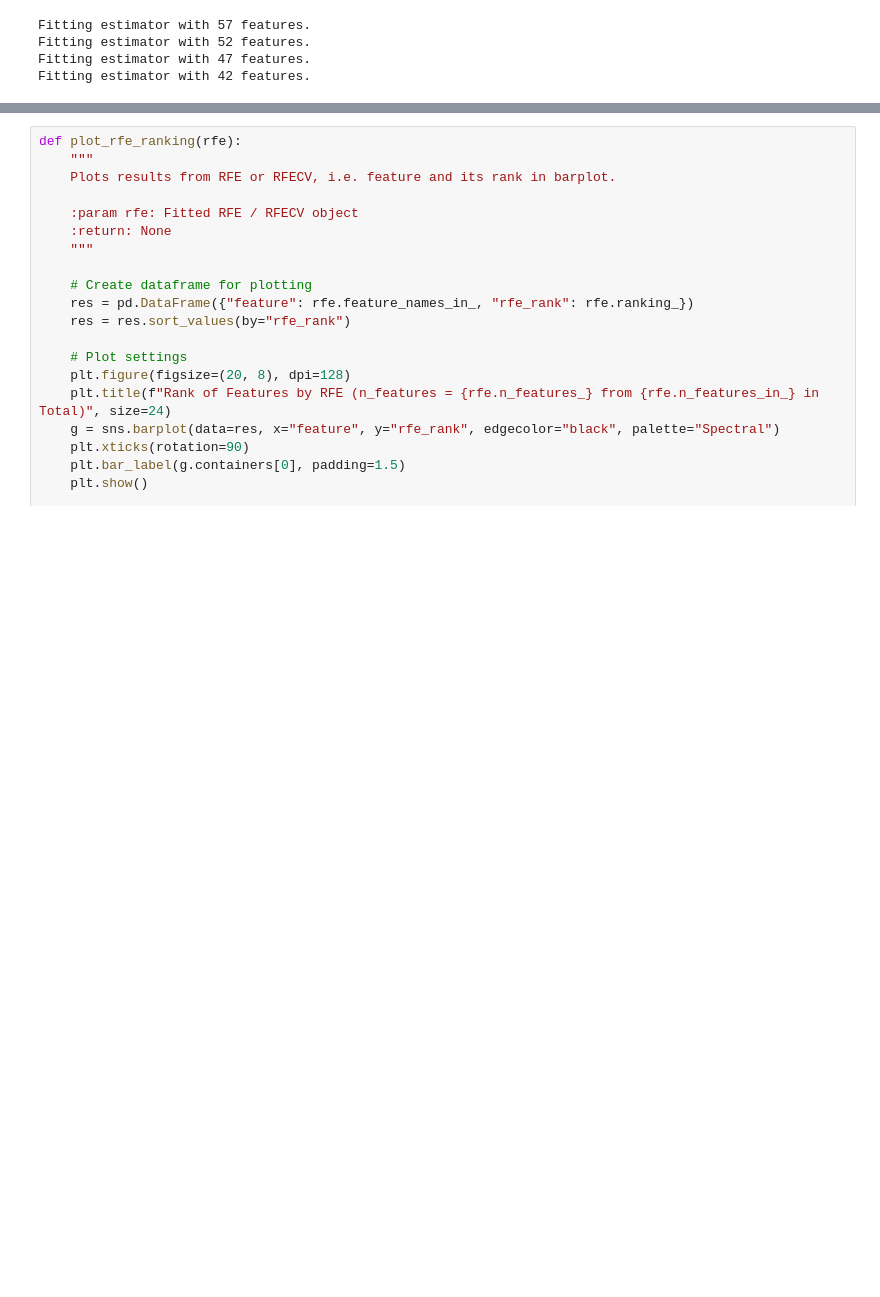
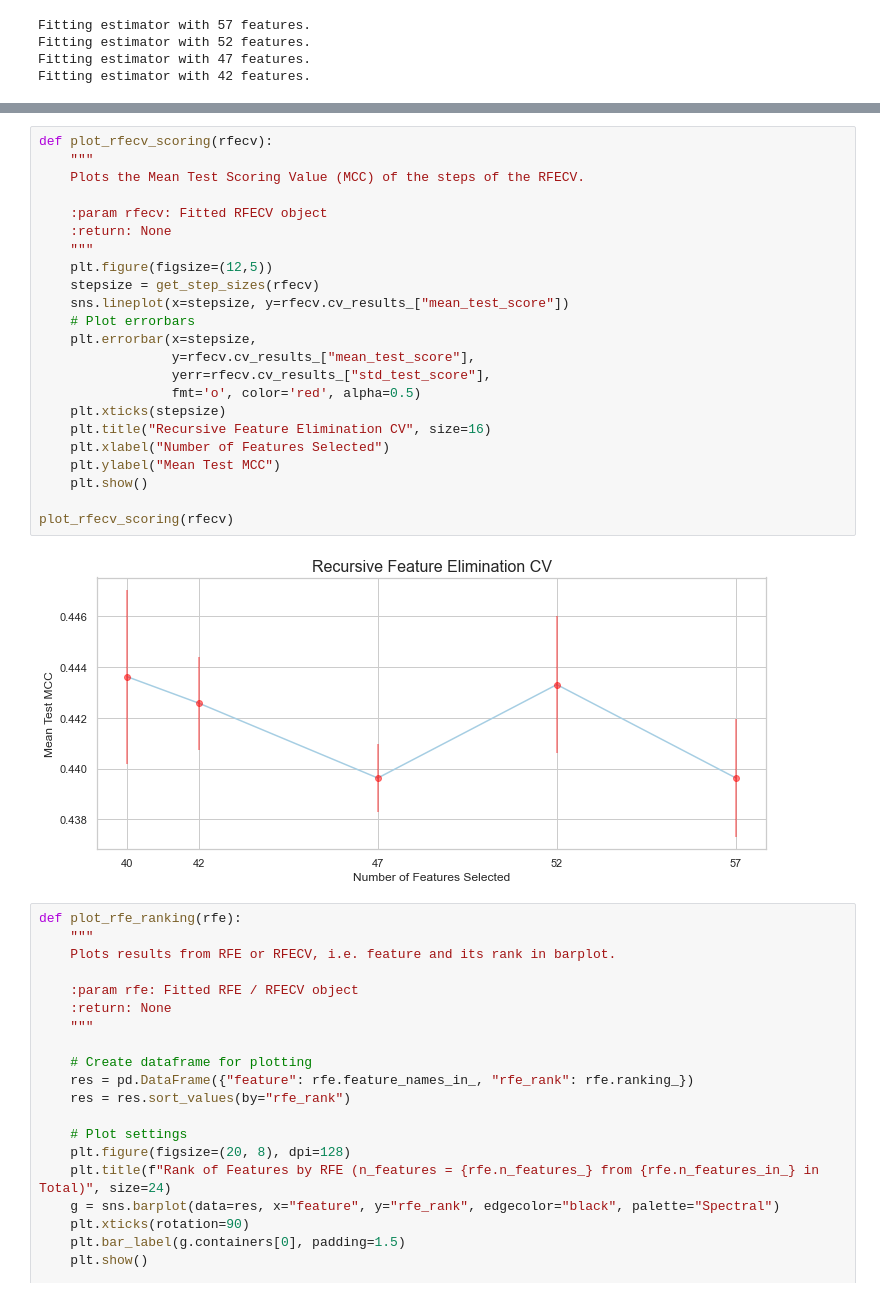
Before and after one commit to nina-prog/richters-predictor-modeling-earthquake-damage, a Jupyter notebook: notebooks/week02/week02-cat-grouping-and-feature-selection.ipynb, the cells around one changed output, grey strips where cells are left out. Cells and saved outputs as stored; diff of their text form; blank space fills up the shorter version.

Commit message:
Adjusted pipeline for RFECV

```diff
--- a/notebooks/week02/week02-cat-grouping-and-feature-selection.ipynb
+++ b/notebooks/week02/week02-cat-grouping-and-feature-selection.ipynb
@@ -274,3 +286,28 @@ plt.show()
+# %%
+def plot_rfecv_scoring(rfecv):
+    """
+    Plots the Mean Test Scoring Value (MCC) of the steps of the RFECV.
+
+    :param rfecv: Fitted RFECV object
+    :return: None
+    """
+    plt.figure(figsize=(12,5))
+    stepsize = get_step_sizes(rfecv)
+    sns.lineplot(x=stepsize, y=rfecv.cv_results_["mean_test_score"])
+    # Plot errorbars
+    plt.errorbar(x=stepsize,
+                 y=rfecv.cv_results_["mean_test_score"],
+                 yerr=rfecv.cv_results_["std_test_score"],
+                 fmt='o', color='red', alpha=0.5)
+    plt.xticks(stepsize)
+    plt.title("Recursive Feature Elimination CV", size=16)
+    plt.xlabel("Number of Features Selected")
+    plt.ylabel("Mean Test MCC")
+    plt.show()
+
+plot_rfecv_scoring(rfecv)
+# %% [output]
+[figure, added]
 # %%
 def plot_rfe_ranking(rfe):
     """
```
Also changed, not shown: parts of 2 cells of this notebook, 2 other files.
